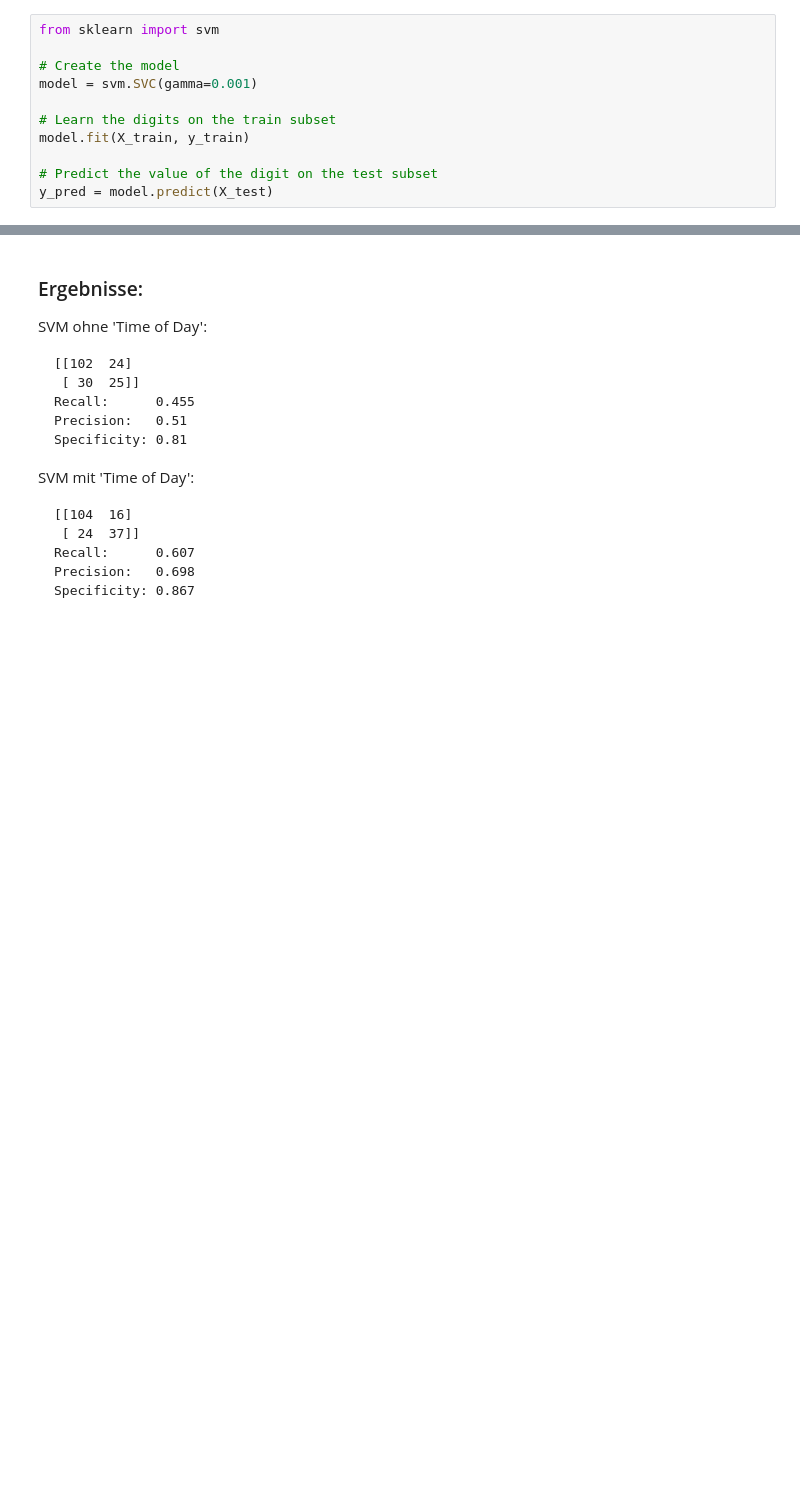
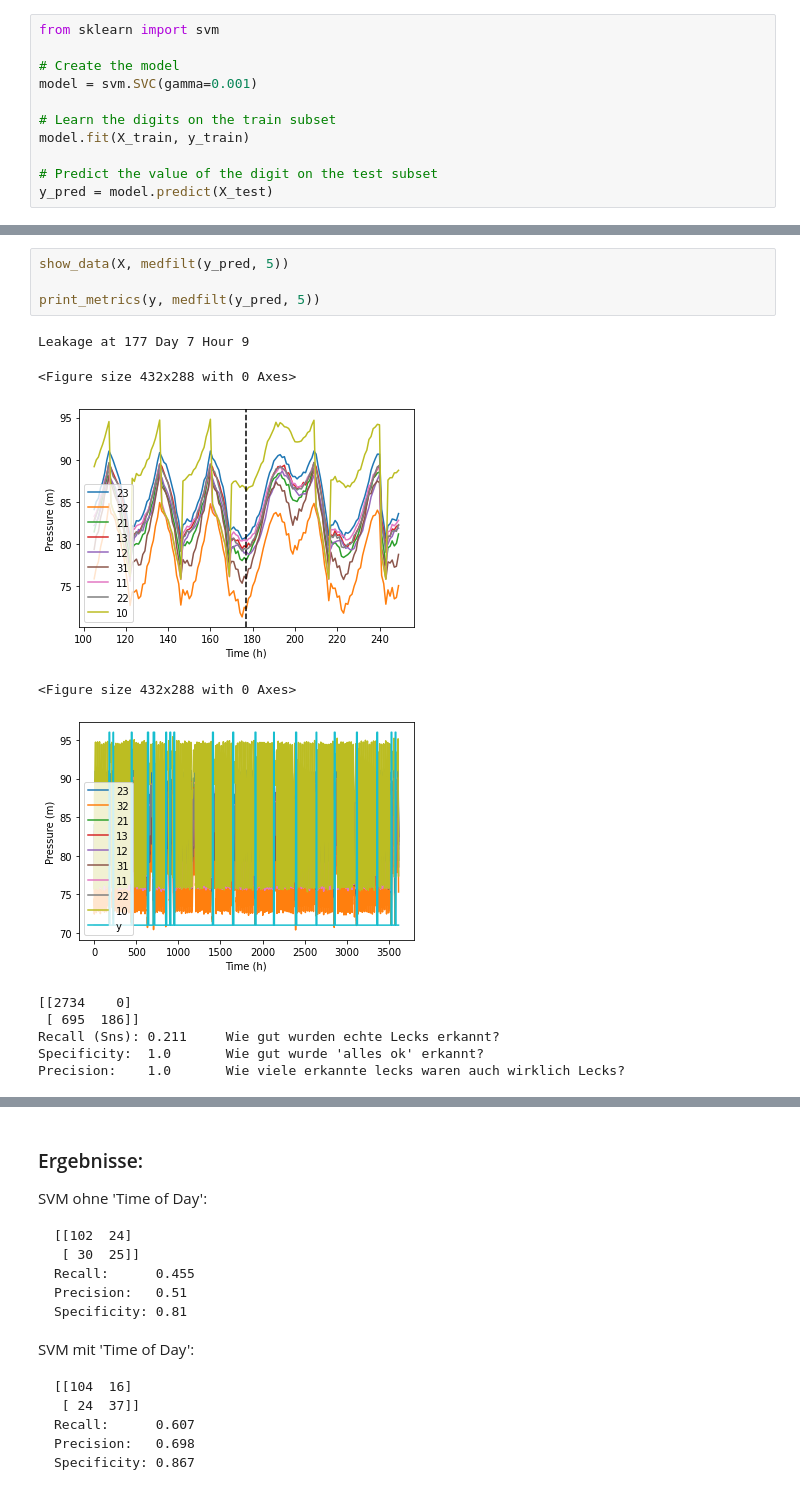
Before and after one commit to JulianBvW/BA-WDN-Leakage-Detection, a Jupyter notebook: LeakageDetection.ipynb, the cells around one changed output, grey strips where cells are left out. Cells and saved outputs as stored; diff of their text form; blank space fills up the shorter version.

```diff
--- a/LeakageDetection.ipynb
+++ b/LeakageDetection.ipynb
@@ -119,3 +139,18 @@ y_pred = model.predict(X_test)
+# %%
+show_data(X, medfilt(y_pred, 5))
+
+print_metrics(y, medfilt(y_pred, 5))
+# %% [output]
+Leakage at 177 Day 7 Hour 9
+<Figure size 432x288 with 0 Axes>
+[figure, added]
+<Figure size 432x288 with 0 Axes>
+[figure, added]
+[[2734    0]
+ [ 695  186]]
+Recall (Sns): 0.211     Wie gut wurden echte Lecks erkannt?
+Specificity:  1.0       Wie gut wurde 'alles ok' erkannt?
+Precision:    1.0       Wie viele erkannte lecks waren auch wirklich Lecks?
 # %%
 from sklearn.metrics import confusion_matrix, recall_score, precision_score
 
```
Also changed, not shown: parts of 12 cells of this notebook.
